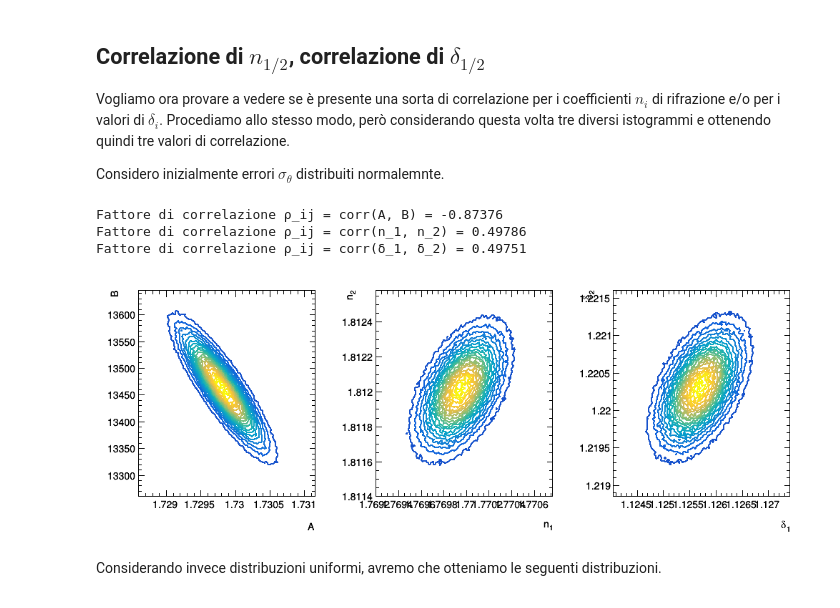
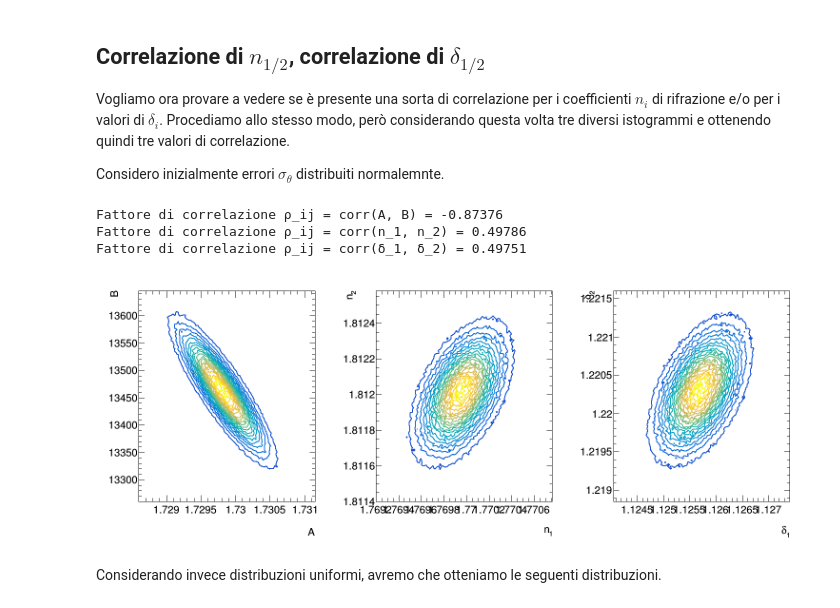
Before and after one commit to mattiasotgia/E6_sim_prism, a Jupyter notebook: mthd_test_MC.ipynb, the cells around one changed output. Saved outputs shown, nothing was run; the diff lists cells and outputs as text; code cells hidden in the pictures.

```diff
--- a/mthd_test_MC.ipynb
+++ b/mthd_test_MC.ipynb
@@ -221,35 +221,35 @@ def computeAB(th_0, th_1, th_2):
     def n_i(th_i, th_0):
         return np.sin((th_i - th_0 + α)/2)/np.sin(α/2)
     A = (n_i(th_1, th_0)*λ_1**2 - n_i(th_2, th_0)*λ_2**2)/(λ_1**2 - λ_2**2)
     B = (n_i(th_1, th_0) - n_i(th_2, th_0))/(1/(λ_1**2) - 1/(λ_2**2))
     return A, B, n_i(th_1, th_0), n_i(th_2, th_0), th_1-th_0, th_2-th_0
 
 for i in range(n_samples):
     A, B, n_1, n_2, δ_1, δ_2 = computeAB(th_0=rnd.Gaus(θ_0,ε_θ), th_1=rnd.Gaus(θ_1,ε_θ), th_2=rnd.Gaus(θ_2,ε_θ))
     hAB.Fill(A,B)
     hn1n2.Fill(n_1, n_2)
     hδ1δ2.Fill(δ_1, δ_2)
 
-c = ROOT.TCanvas('', '', 1000, 400)
+c = ROOT.TCanvas('', '', 1500, 600)
 c.Divide(3)
 
 c.cd(1)
 hAB.Draw('CONT1')
 c.cd(2)
 hn1n2.Draw('CONT1')
 c.cd(3)
 hδ1δ2.Draw('CONT1')
 
 c.Draw()
 
 print(f'Fattore di correlazione ρ_ij = corr(A, B) = {hAB.GetCorrelationFactor():.5}')
 print(f'Fattore di correlazione ρ_ij = corr(n_1, n_2) = {hn1n2.GetCorrelationFactor():.5}')
 print(f'Fattore di correlazione ρ_ij = corr(δ_1, δ_2) = {hδ1δ2.GetCorrelationFactor():.5}')
 # %% [output]
 Fattore di correlazione ρ_ij = corr(A, B) = -0.87376
 Fattore di correlazione ρ_ij = corr(n_1, n_2) = 0.49786
 Fattore di correlazione ρ_ij = corr(δ_1, δ_2) = 0.49751
-[figure, old version]
+[figure, new version]
 # %% [markdown]
 Considerando invece distribuzioni uniformi, avremo che otteniamo le seguenti distribuzioni.
 # %%
```
Also changed, not shown: parts of 3 cells of this notebook, 2 other files.
